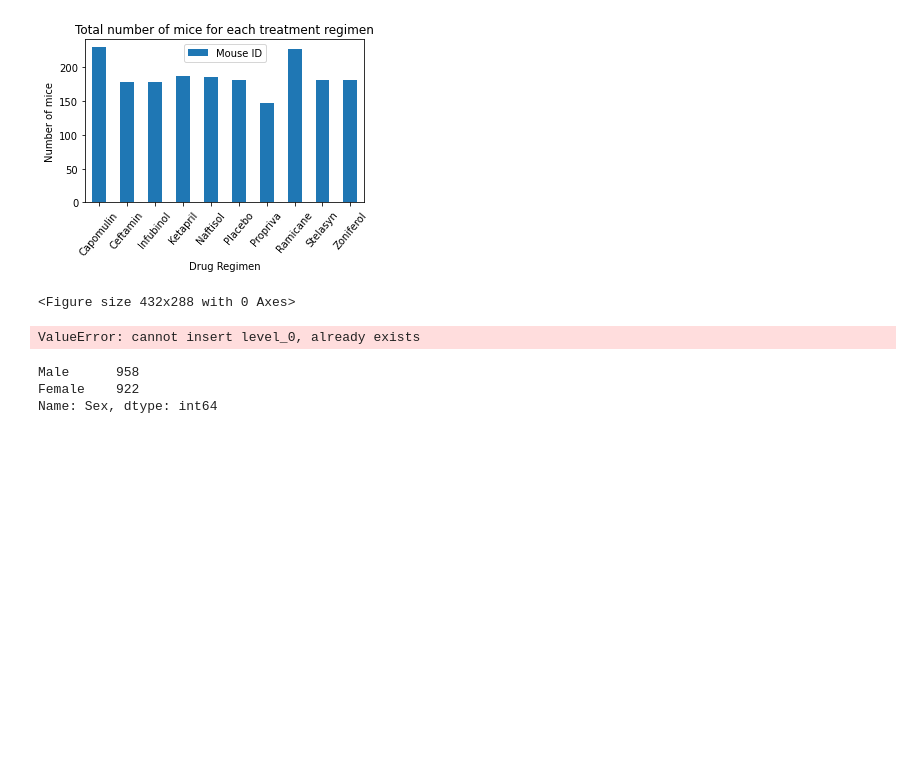
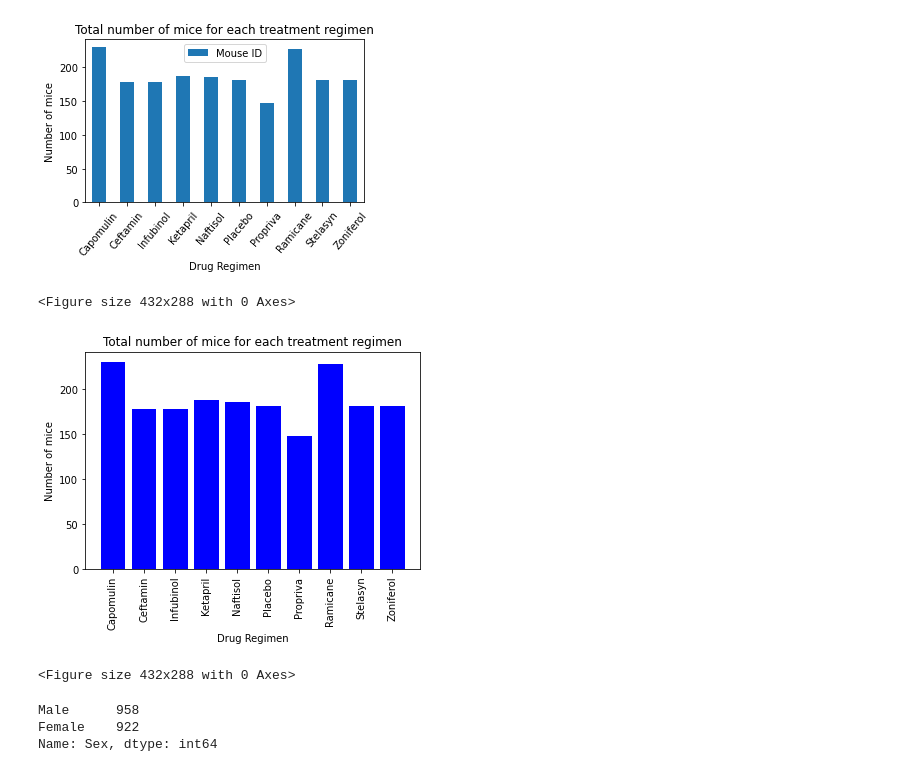
Before and after one commit to fasahathsyeda/Matplotlib-challenge, a Jupyter notebook: Pymaceuticals/pymaceuticals_starter.ipynb, the cells around one changed output. Drawn from its saved outputs; the diff is of its cells as text; code cells hidden in the pictures; blank space fills up the shorter version.

```diff
--- a/Pymaceuticals/pymaceuticals_starter.ipynb
+++ b/Pymaceuticals/pymaceuticals_starter.ipynb
@@ -186,23 +186,23 @@ plt.tight_layout()
 # %%
 # Generate a bar plot showing the total number of mice for each treatment throughout the course of the study using pyplot.
 
 Total_mice_eachregimen.reset_index(inplace=True)
 
 x_axis=np.arange(len(Total_mice_eachregimen['Drug Regimen']))
-tickLocations = [value for value in x_axis]
+
 y_axis=Total_mice_eachregimen['Mouse ID']
 plt.bar(x_axis, y_axis, color="b", align="center")
-plt.xticks(tickLocations, Total_mice_eachregimen['Drug Regimen'], rotation="vertical")
+plt.xticks(x_axis, Total_mice_eachregimen['Drug Regimen'], rotation="vertical")
 
 plt.title("Total number of mice for each treatment regimen")
 plt.xlabel("Drug Regimen")
 plt.ylabel("Number of mice")
 plt.savefig("../Images/pyplot_bar.png")
 plt.show()
 plt.tight_layout()
-tickLocations
 # %% [output]
+[figure, added]
-ValueError: cannot insert level_0, already exists
+<Figure size 432x288 with 0 Axes>
 # %%
 miceCount = combine_data_clean["Sex"].value_counts()
 miceCount
```
Also changed, not shown: parts of 1 cell of this notebook.
